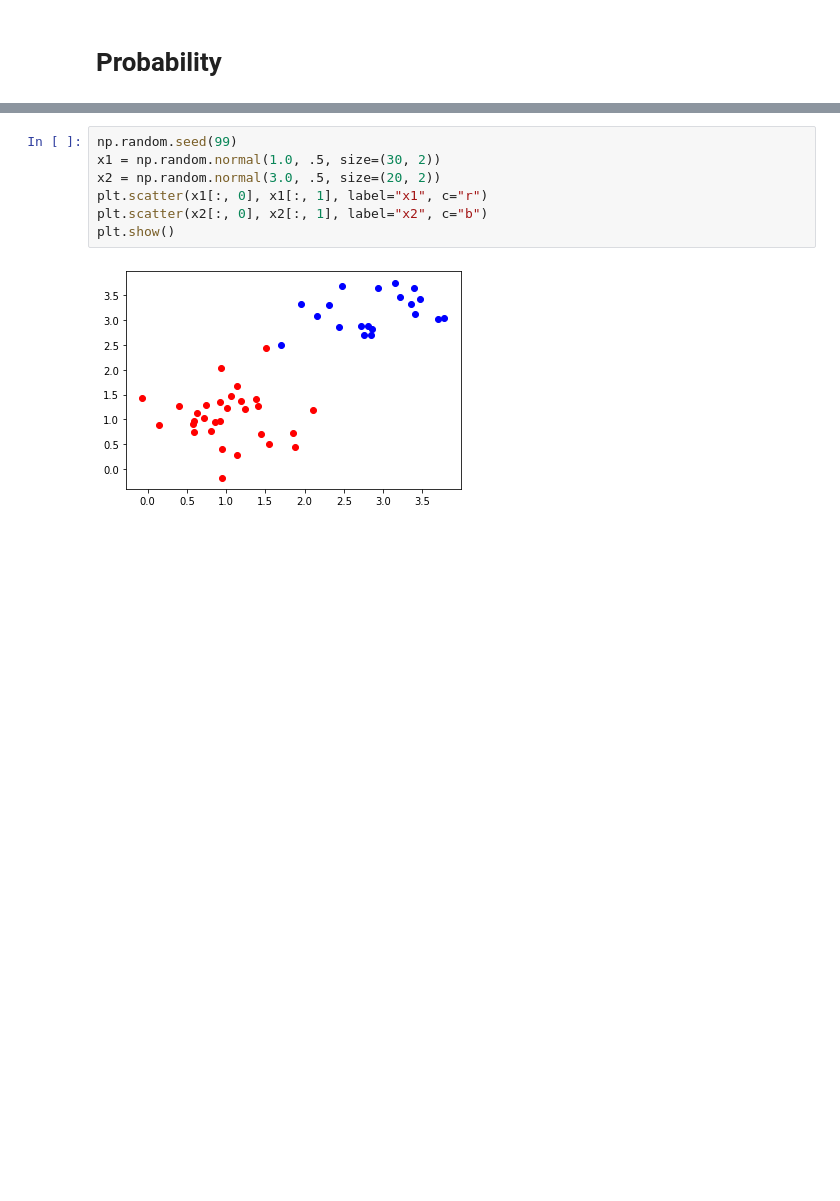
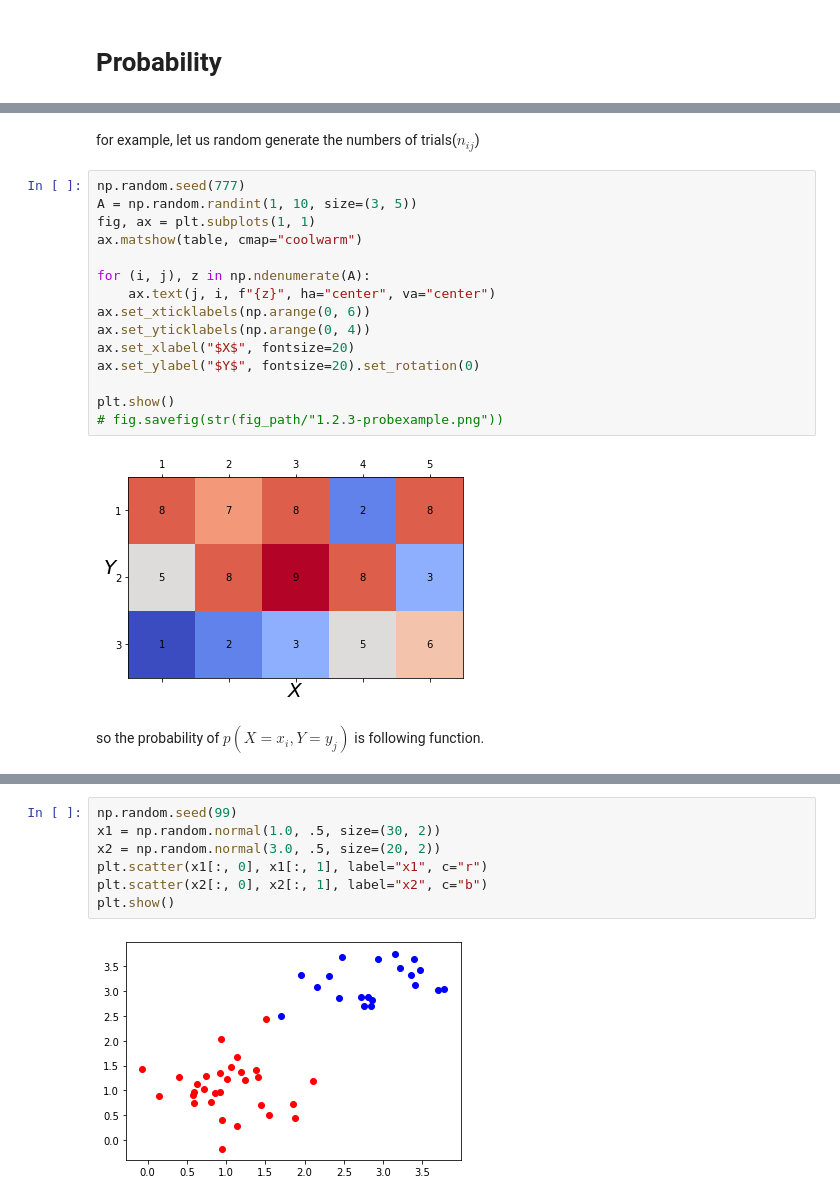
Before and after one commit to simonjisu/prml_study, a Jupyter notebook: notebooks/chapter-1/nb_2-probability.ipynb, the cells around one changed output, grey strips where cells are left out. Drawn from its saved outputs; the diff is of its cells as text; blank space fills up the shorter version.

Commit message:
update 1.2 probability tabs

```diff
--- a/notebooks/chapter-1/nb_2-probability.ipynb
+++ b/notebooks/chapter-1/nb_2-probability.ipynb
@@ -5,0 +13,21 @@ import matplotlib.pyplot as plt
+# %% [markdown]
+for example, let us random generate the numbers of trials($n_{ij}$)
+# %%
+np.random.seed(777)
+A = np.random.randint(1, 10, size=(3, 5))
+fig, ax = plt.subplots(1, 1)
+ax.matshow(table, cmap="coolwarm")
+
+for (i, j), z in np.ndenumerate(A):
+    ax.text(j, i, f"{z}", ha="center", va="center")
+ax.set_xticklabels(np.arange(0, 6))
+ax.set_yticklabels(np.arange(0, 4))
+ax.set_xlabel("$X$", fontsize=20)
+ax.set_ylabel("$Y$", fontsize=20).set_rotation(0)
+
+plt.show()
+# fig.savefig(str(fig_path/"1.2.3-probexample.png"))
+# %% [output]
+[figure, added]
+# %% [markdown]
+so the probability of $p(X=x_i, Y=y_j)$ is following function.
```
Also changed, not shown: parts of 3 cells of this notebook, 5 other files.
